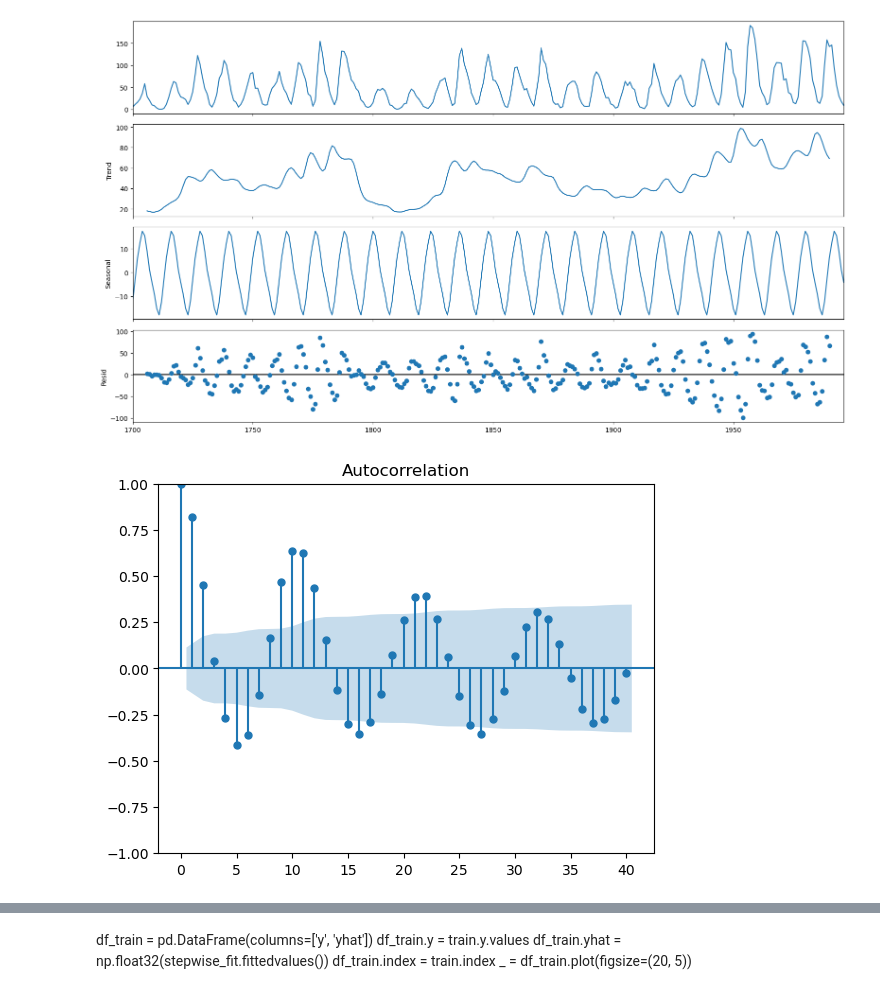
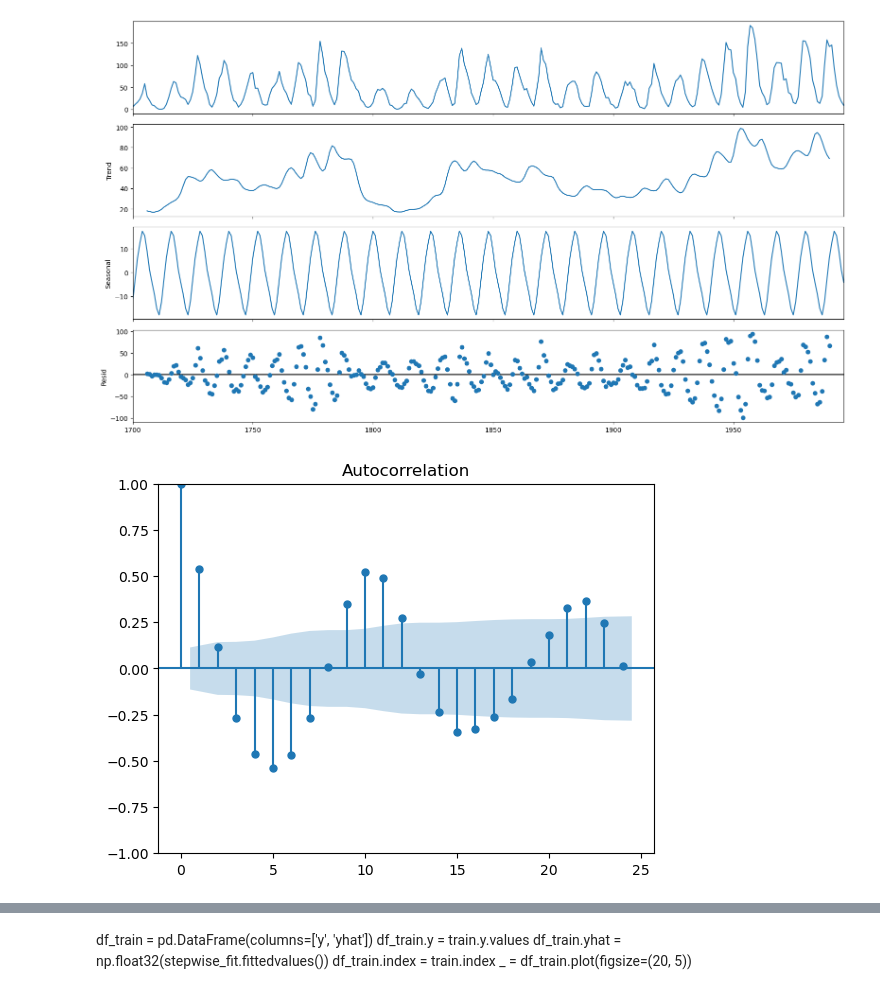
Before and after one commit to jbonfardeci/data-sci-notebooks, a Jupyter notebook: Sunspots.ipynb, the cells around one changed output, grey strips where cells are left out. Cells and saved outputs as stored; diff of their text form; code cells hidden in the pictures.

```diff
--- a/Sunspots.ipynb
+++ b/Sunspots.ipynb
@@ -70,7 +72,10 @@ plt.show()
 # %% [output]
 [figure]
 # %%
-_ = sm.graphics.tsa.plot_acf(train, lags=40)
+#_ = sm.graphics.tsa.plot_acf(train, lags=40)
+sm.graphics.tsa.plot_acf(train.y.diff(1).bfill().values.squeeze(), lags=24)
+plt.show()
+# Sinusoidal pattern with a period of 12
 # %% [output]
-[figure, old version]
+[figure, new version]
 # %%
```
Also changed, not shown: parts of 9 cells of this notebook.
